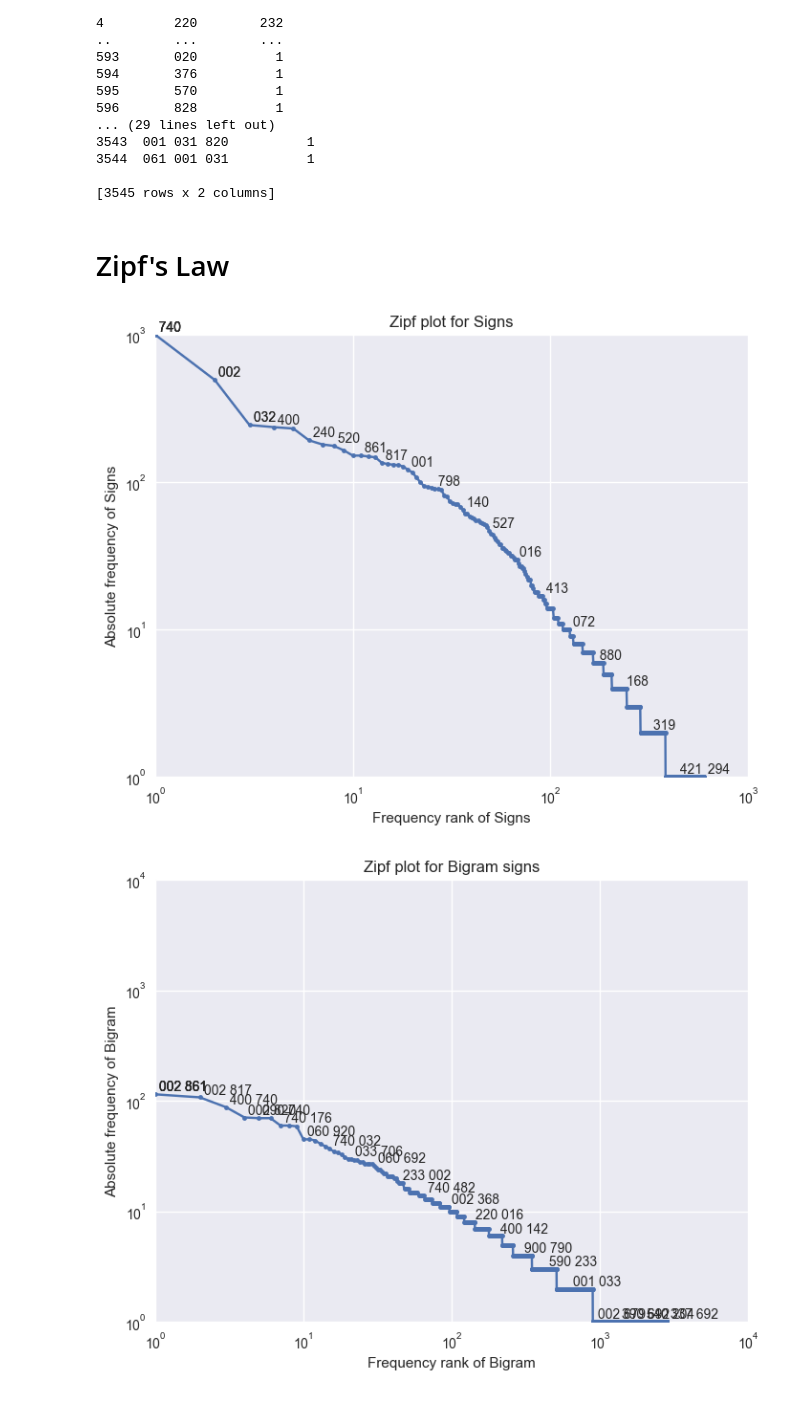
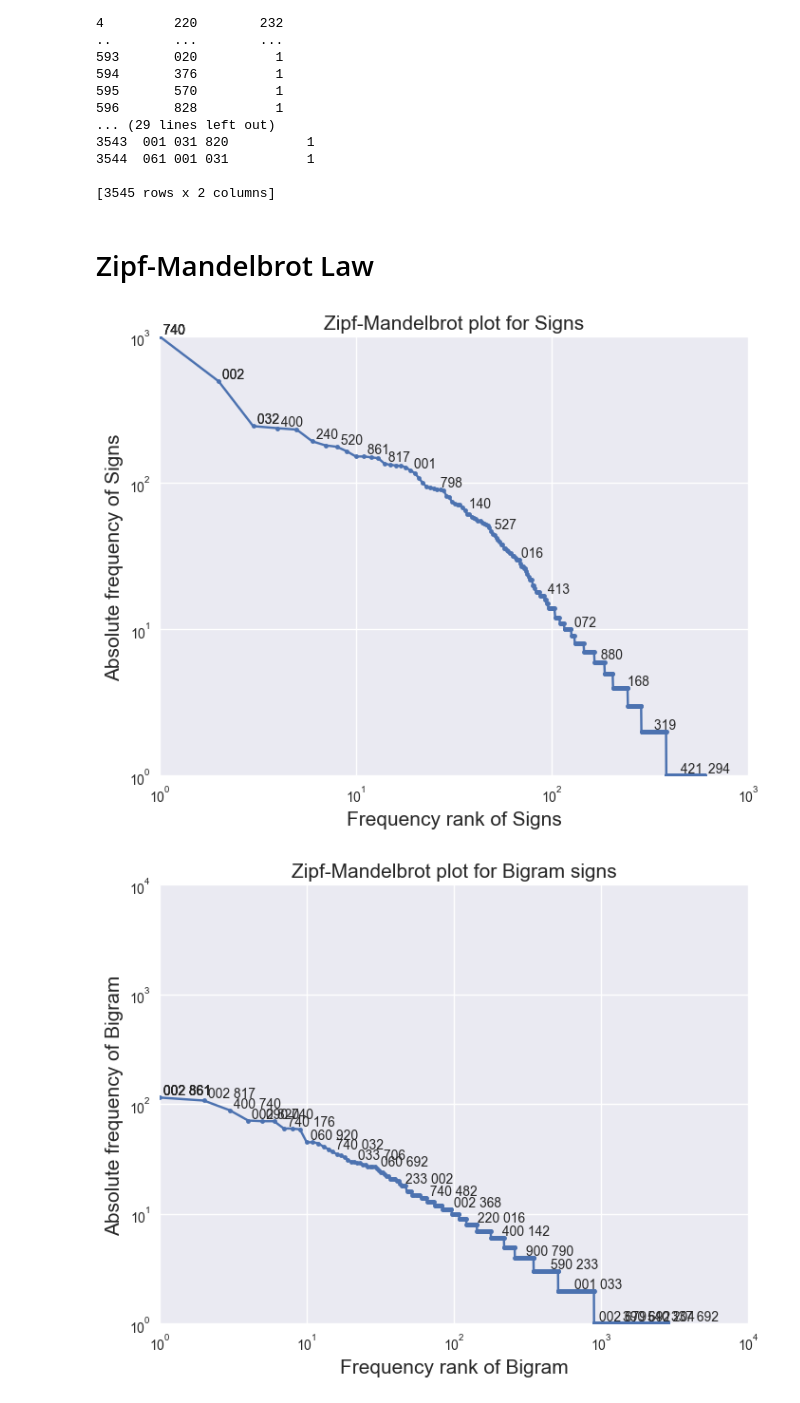
Before and after one commit to varundataquest/Indus-Valley-Text-Analysis, a Jupyter notebook: ICITTextAnalysis- Distribution Analysis.ipynb, the cells around one changed output. Saved outputs shown, nothing was run; the diff lists cells and outputs as text; code cells hidden in the pictures.

```diff
--- a/ICITTextAnalysis- Distribution Analysis.ipynb
+++ b/ICITTextAnalysis- Distribution Analysis.ipynb
@@ -49,13 +49,14 @@ Unigram Frequency df:
 
 [3545 rows x 2 columns]
 # %% [markdown]
-# Zipf's Law
+# Zipf-Mandelbrot Law
 # %%
 """Zipf Law
 Unigram
 """
 
-# Thank You: https://towardsdatascience.com/another-twitter-sentiment-analysis-with-python-part-3-zipfs-law-data-visualisation-fc9eadda71e7
+# Thank You:
+# https://towardsdatascience.com/another-twitter-sentiment-analysis-with-python-part-3-zipfs-law-data-visualisation-fc9eadda71e7
 from pylab import *
 
 counts = df_text_unigrams.Frequency
@@ -68,10 +69,9 @@ plt.figure(figsize=(8,6))
 plt.ylim(1,10**3)
 plt.xlim(1,10**3)
 loglog(ranks, frequencies, marker=".")
-#plt.plot([1,frequencies[0]],[frequencies[0],1],color='r')
-title("Zipf plot for Signs")
-xlabel("Frequency rank of Signs")
-ylabel("Absolute frequency of Signs")
+title("Zipf-Mandelbrot plot for Signs", fontsize=15)
+xlabel("Frequency rank of Signs", fontsize=15)
+ylabel("Absolute frequency of Signs", fontsize=15)
 grid(True)
 for n in list(logspace(-0.5, log10(len(counts)-2), 25).astype(int)):
     no = text(ranks[n], frequencies[n], " " + tokens[indices[n]],
@@ -82,31 +82,30 @@ for n in list(logspace(-0.5, log10(len(counts)-2), 25).astype(int)):
 plt.savefig("images/zipf-Unigram.png")
 plt.show()
 # %% [output]
-[figure, old version]
+[figure, new version]
 # %%
 """Zipf Law
 Bigram
 """
 from pylab import *
 
 counts = df_text_bigrams.Frequency
 tokens = df_text_bigrams.ICIT_Sign
 ranks = arange(1, len(counts)+1)
 indices = argsort(-counts)
 frequencies = counts[indices]
 
 plt.figure(figsize=(8,6))
 plt.ylim(1,10**4)
 plt.xlim(1,10**4)
 loglog(ranks, frequencies, marker=".")
-#plt.plot([1,frequencies[0]],[frequencies[0],1],color='r')
-title("Zipf plot for Bigram signs")
-xlabel("Frequency rank of Bigram")
-ylabel("Absolute frequency of Bigram")
+title("Zipf-Mandelbrot plot for Bigram signs",fontsize=15)
+xlabel("Frequency rank of Bigram",fontsize=15)
+ylabel("Absolute frequency of Bigram",fontsize=15)
 grid(True)
 for n in list(logspace(-0.5, log10(len(counts)-2), 25).astype(int)):
     no = text(ranks[n], frequencies[n], " " + tokens[indices[n]],
                  verticalalignment="bottom",
                  horizontalalignment="left")
 # %% [output]
-[figure, old version]
+[figure, new version]
```
Also changed, not shown: 3 other files.
